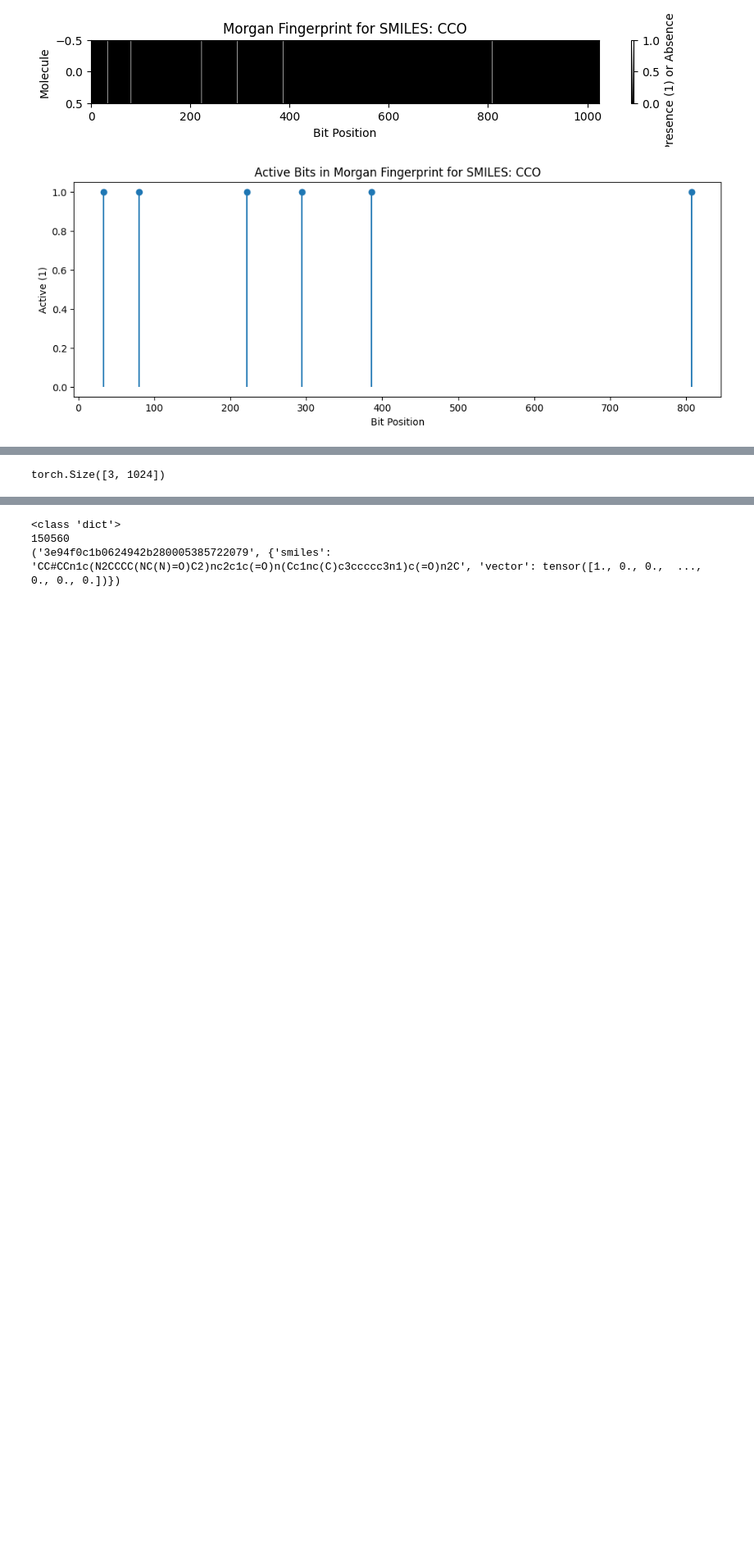
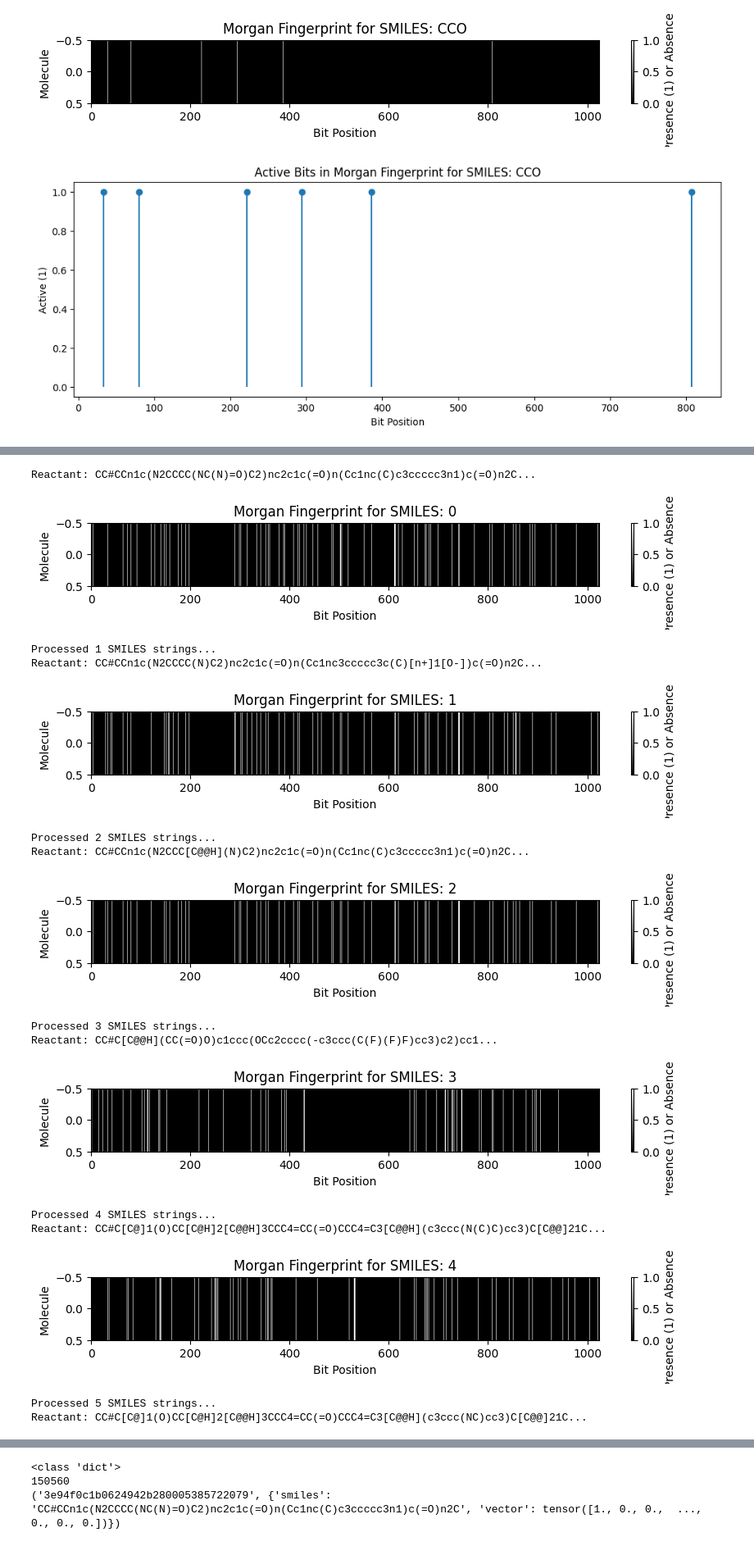
Before and after one commit to Whizz-tamie/designing-new-molecules, a Jupyter notebook: notebooks/exploration.ipynb, the cells around one changed output, grey strips where cells are left out. Shown at 82% size. Cells and saved outputs as stored; diff of their text form; code cells hidden in the pictures; blank space fills up the shorter version.

```diff
--- a/notebooks/exploration.ipynb
+++ b/notebooks/exploration.ipynb
@@ -995,6 +1048,8 @@ import os
 root_dir = os.path.abspath("..")  # Assuming the notebook is one level deep in the 'notebooks' directory
 if root_dir not in sys.path:
     sys.path.append(root_dir)
+# %%
+smiles_list = pd.read_csv("/rds/user/gtj21/hpc-work/designing-new-molecules/data/preprocessed_data/enamine_building_blocks.csv")["SMILES"].tolist()
 # %%
 from rdkit import Chem
 from rdkit.Chem import AllChem
@@ -1093,4 +1096,53 @@ Target Tensors: tensor([0.9000, 0.8500, 0.7500])
-# %%
-fingerprint_tensors.shape
-# %% [output]
-torch.Size([3, 1024])
+# %%
+from rdkit import Chem
+from rdkit.Chem import AllChem
+import numpy as np
+import matplotlib.pyplot as plt
+
+def plot_morgan_fingerprint(smiles, index):
+    # Convert the SMILES string to an RDKit molecule object
+    molecule = Chem.MolFromSmiles(smiles)
+
+    # Compute the Morgan fingerprint
+    fingerprint = AllChem.GetMorganFingerprintAsBitVect(molecule, radius=2, nBits=1024)
+
+    # Convert the fingerprint to a numpy array
+    fingerprint_array = np.zeros((1, 1024), dtype=int)
+    AllChem.DataStructs.ConvertToNumpyArray(fingerprint, fingerprint_array[0])
+
+    # Plot the fingerprint as a heatmap
+    plt.figure(figsize=(10, 1))
+    plt.imshow(fingerprint_array, cmap='gray', aspect='auto')
+    plt.title(f"Morgan Fingerprint for SMILES: {index}")
+    plt.xlabel("Bit Position")
+    plt.ylabel("Molecule")
+    plt.colorbar(label='Presence (1) or Absence (0)')
+    plt.show()
+
+def process_smiles_list(smiles_list, max_plots=10):
+    for index, smiles in enumerate(smiles_list):
+        if index >= max_plots:
+            break
+        print(f"Reactant: {smiles}...")
+        plot_morgan_fingerprint(smiles, index)
+        print(f"Processed {index + 1} SMILES strings...")
+# %%
+# Display plots for the first 10 SMILES strings
+process_smiles_list(smiles_list, max_plots=20)
+# %% [output]
+Reactant: CC#CCn1c(N2CCCC(NC(N)=O)C2)nc2c1c(=O)n(Cc1nc(C)c3ccccc3n1)c(=O)n2C...
+[figure, added]
+Processed 1 SMILES strings...
+Reactant: CC#CCn1c(N2CCCC(N)C2)nc2c1c(=O)n(Cc1nc3ccccc3c(C)[n+]1[O-])c(=O)n2C...
+[figure, added]
+Processed 2 SMILES strings...
+Reactant: CC#CCn1c(N2CCC[C@@H](N)C2)nc2c1c(=O)n(Cc1nc(C)c3ccccc3n1)c(=O)n2C...
+[figure, added]
+Processed 3 SMILES strings...
+Reactant: CC#C[C@@H](CC(=O)O)c1ccc(OCc2cccc(-c3ccc(C(F)(F)F)cc3)c2)cc1...
+[figure, added]
+Processed 4 SMILES strings...
+Reactant: CC#C[C@]1(O)CC[C@H]2[C@@H]3CCC4=CC(=O)CCC4=C3[C@@H](c3ccc(N(C)C)cc3)C[C@@]21C...
+[figure, added]
+Processed 5 SMILES strings...
+Reactant: CC#C[C@]1(O)CC[C@H]2[C@@H]3CCC4=CC(=O)CCC4=C3[C@@H](c3ccc(NC)cc3)C[C@@]21C...
```
Also changed, not shown: parts of 121 cells of this notebook, 26 other files.
